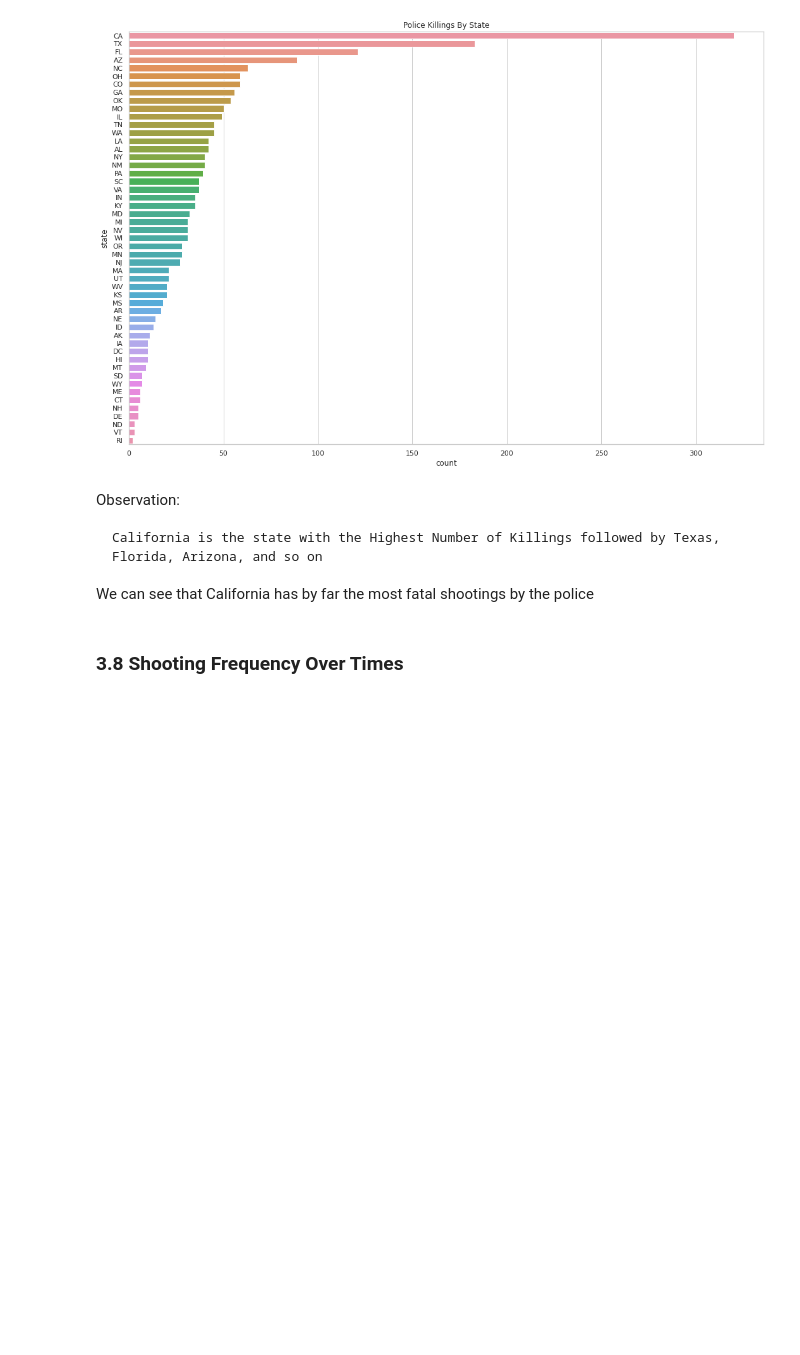
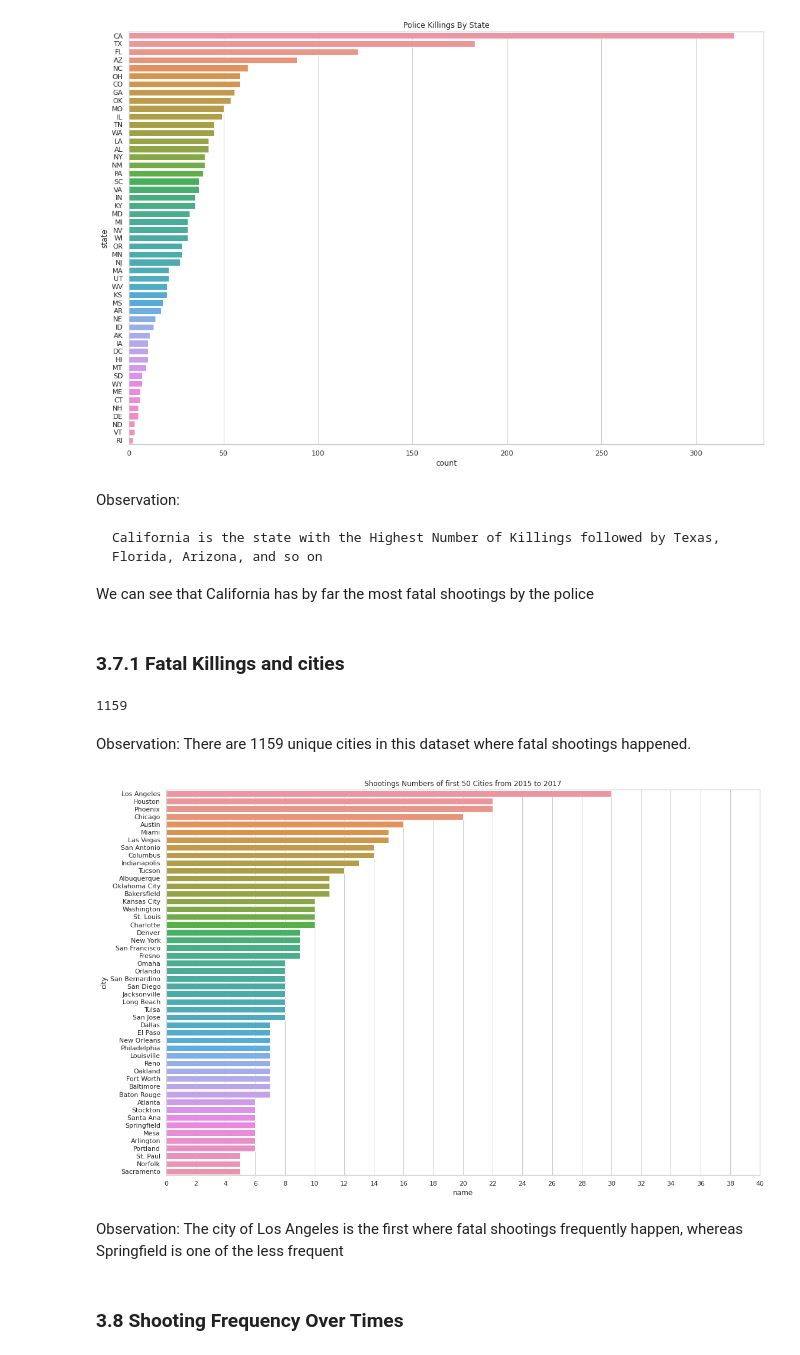
Before and after one commit to ibsa21/Police-brutality-DS-ML, a Jupyter notebook: police_brutality_analysis.ipynb, the cells around one changed output. Drawn from its saved outputs; the diff is of its cells as text; code cells hidden in the pictures; blank space fills up the shorter version.

```diff
--- a/police_brutality_analysis.ipynb
+++ b/police_brutality_analysis.ipynb
@@ -404,6 +420,27 @@ Observation:
 
     California is the state with the Highest Number of Killings followed by Texas, Florida, Arizona, and so on
 We can see that California has by far the most fatal shootings by the police
+# %% [markdown]
+### 3.7.1 Fatal Killings and cities
+# %%
+#total number of cities where fatal shootings happened
+data['city'].unique().size
+# %% [output]
+1159
+# %% [markdown]
+Observation: There are 1159 unique cities in this dataset where fatal shootings happened.
+# %%
+kills_by_city = data.groupby(['city'])['name'].count()
+kills_by_city = kills_by_city.sort_values(ascending=False)[:50]
+# %%
+fig, ax = plt.subplots(figsize=(18, 12))
+sb.barplot(x=kills_by_city, y=kills_by_city.index)
+plt.xticks(np.arange(0, 41, 2))
+plt.title('Shootings Numbers of first 50 Cities from 2015 to 2017');
+# %% [output]
+[figure, added]
+# %% [markdown]
+Observation: The city of Los Angeles is the first where fatal shootings frequently happen, whereas  Springfield is one of the less frequent
 # %% [markdown]
 ### 3.8 Shooting Frequency Over Times
 # %%
```
Also changed, not shown: parts of 10 cells of this notebook.
